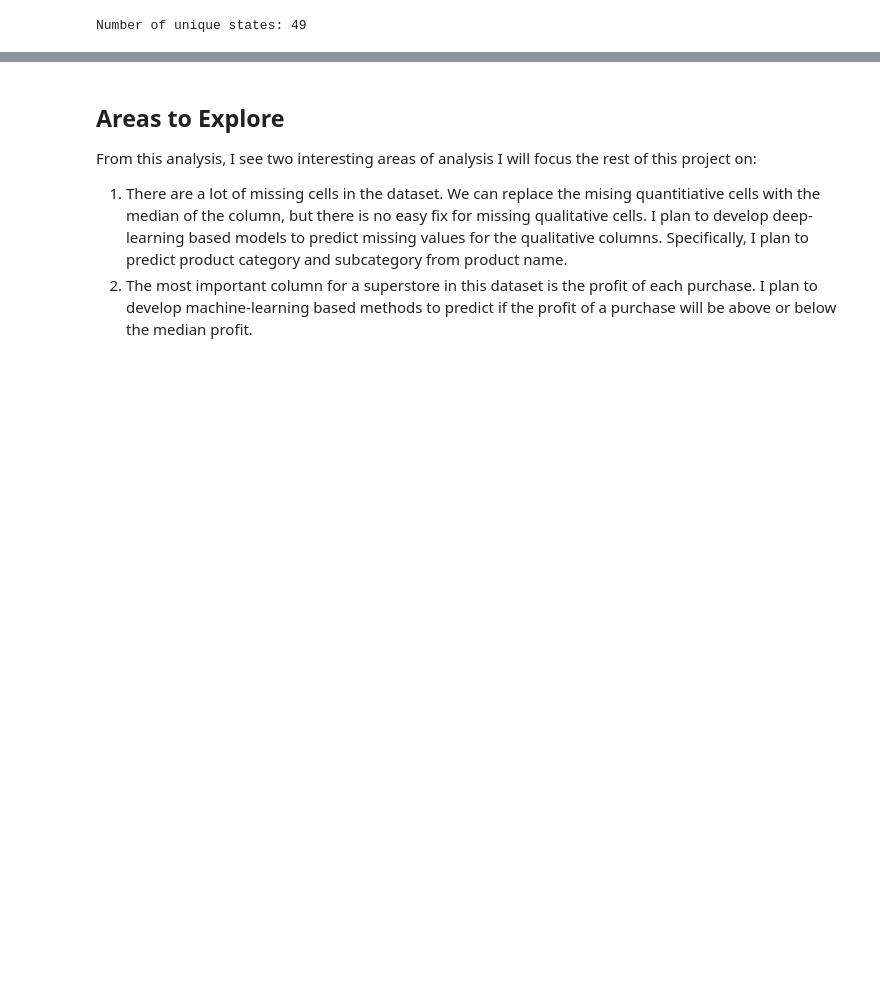
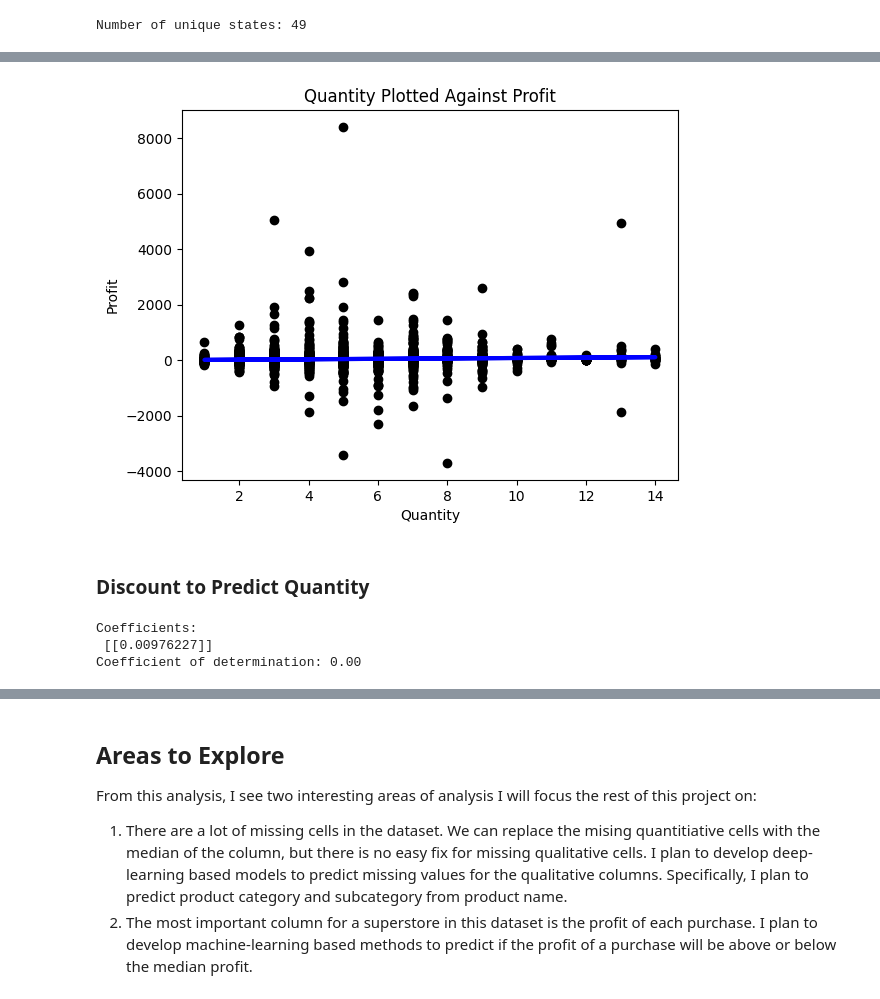
Before and after one commit to JohnG112358/DALI-Machine-Learning-Challenge, a Jupyter notebook: exploratoryAnalysis.ipynb, the cells around one changed output, grey strips where cells are left out. Saved outputs shown, nothing was run; the diff lists cells and outputs as text; code cells hidden in the pictures; blank space fills up the shorter version.

```diff
--- a/exploratoryAnalysis.ipynb
+++ b/exploratoryAnalysis.ipynb
@@ -208,0 +392,4 @@ Name: Sub-Category, dtype: int64
+# %%
+regr = linear_model.LinearRegression()
+regr.fit(quantity, profit)
+predictions = regr.predict(quantity)
@@ -208,0 +406,13 @@ Name: Sub-Category, dtype: int64
+# %%
+plt.scatter(quantity, profit, color="black")
+plt.title("Quantity Plotted Against Profit")
+plt.xlabel("Quantity")
+plt.ylabel("Profit")
+plt.plot(quantity, predictions, color="blue", linewidth=3)
+plt.show()
+
+# Looking at the scatterplot, it seems there is little to no linear relationship between quantity and profit.
+# %% [output]
+[figure, added]
+# %% [markdown]
+### Discount to Predict Quantity
@@ -208,0 +423,10 @@ Name: Sub-Category, dtype: int64
+# %%
+print("Coefficients: \n", regr.coef_)
+# The coefficient of determination: 1 is perfect prediction
+print("Coefficient of determination: %.2f" % r2_score(quantity, predictions))
+
+# The correlation coefficient is 0.00, indicating there is no linear relationship between discount and quantity.
+# %% [output]
+Coefficients:
+ [[0.00976227]]
+Coefficient of determination: 0.00
```
Also changed, not shown: parts of 34 cells of this notebook.
